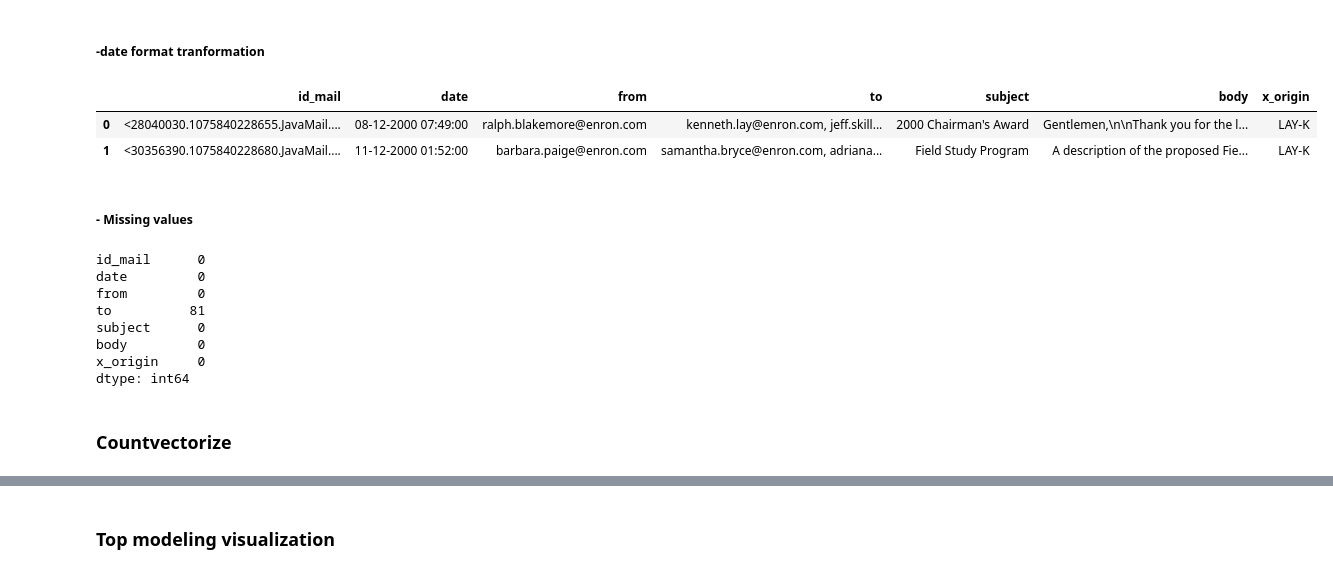
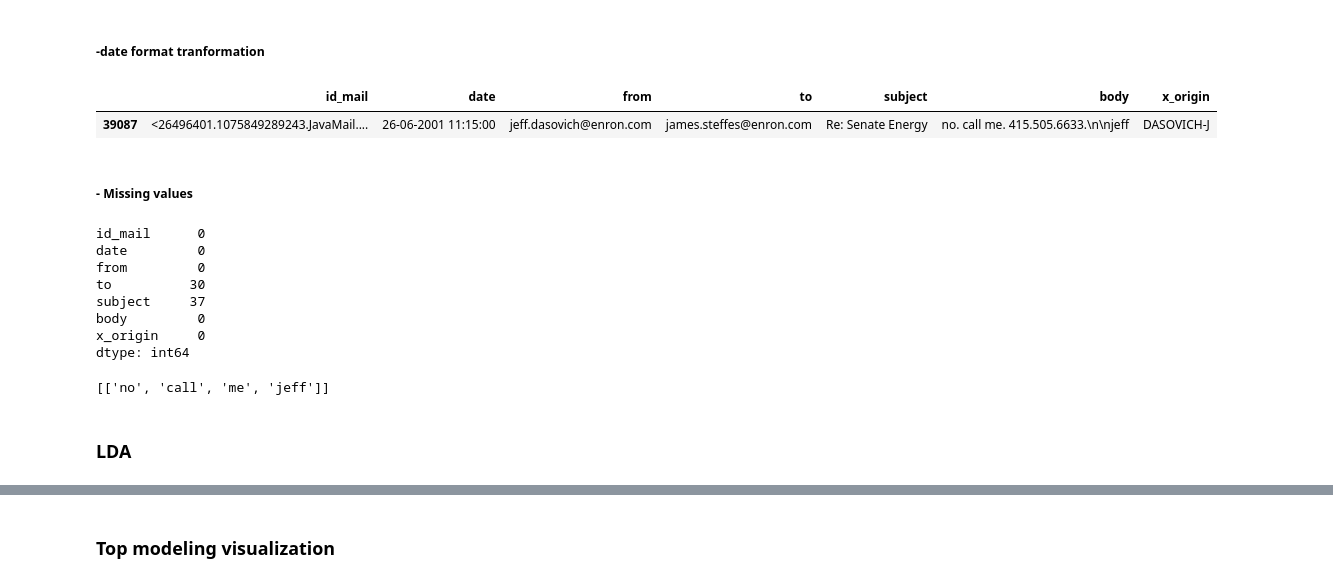
Before and after one commit to Saina2405/Enron_Email_Dataset, a Jupyter notebook: lda.ipynb, the cells around one changed output, grey strips where cells are left out. Saved outputs shown, nothing was run; the diff lists cells and outputs as text; code cells hidden in the pictures.

```diff
--- a/lda.ipynb
+++ b/lda.ipynb
@@ -17,6 +33,6 @@ from sklearn import metrics
 # %% [markdown]
 ### Load data
 # %%
-df = pd.read_csv(r"data/v1.csv")
+df = pd.read_csv(r"data/v1_full.csv").sample(1000)
 # %% [markdown]
 ### Cleaning dataset
@@ -35,17 +41,17 @@ print(x.strftime("%d-%m-%Y %H:%M:%S"))
 # %%
 def change_type(dates):
     column = []
 
     for date in dates:
         column.append(parser.parse(date).strftime("%d-%m-%Y %H:%M:%S"))
     return column
 
-df['date'] = change_type(df['date'])
-df.head(2)
+
+df["date"] = change_type(df["date"])
+df.head(1)
 # %% [output]
 |  | id_mail | date | from | to | subject | body | x_origin |
-| 0 | <28040030.1075840228655.JavaMail.... | 08-12-2000 07:49:00 | ralph.blakemore@enron.com | kenneth.lay@enron.com, jeff.skill... | 2000 Chairman's Award | Gentlemen,\n\nThank you for the l... | LAY-K |
-| 1 | <30356390.1075840228680.JavaMail.... | 11-12-2000 01:52:00 | barbara.paige@enron.com | samantha.bryce@enron.com, adriana... | Field Study Program | A description of the proposed Fie... | LAY-K |
+| 39087 | <26496401.1075849289243.JavaMail.... | 26-06-2001 11:15:00 | jeff.dasovich@enron.com | james.steffes@enron.com | Re: Senate Energy | no. call me. 415.505.6633.\n\njeff | DASOVICH-J |
 # %% [markdown]
 ##### - Missing values
 # %%
@@ -54,8 +60,23 @@ df.isnull().sum()
 id_mail      0
 date         0
 from         0
-to          81
-subject      0
+to          30
+subject     37
 body         0
 x_origin     0
 dtype: int64
+# %%
+def sent_to_words(sentences):
+    for sent in sentences:
+        sent = re.sub("\S*@\S*\s?", "", sent)  # remove emails
+        sent = re.sub("\s+", " ", sent)  # remove newline chars
+        sent = re.sub("'", "", sent)  # remove single quotes
+        sent = gensim.utils.simple_preprocess(str(sent), deacc=True)
+        yield (sent)
+
+
+data = df.body.values.tolist()
+data_words = list(sent_to_words(data))
+print(data_words[:1])
+# %% [output]
+[['no', 'call', 'me', 'jeff']]
@@ -62,2 +116,2 @@ dtype: int64
 # %% [markdown]
-### Countvectorize
+### LDA
```
Also changed, not shown: parts of 41 cells of this notebook.
